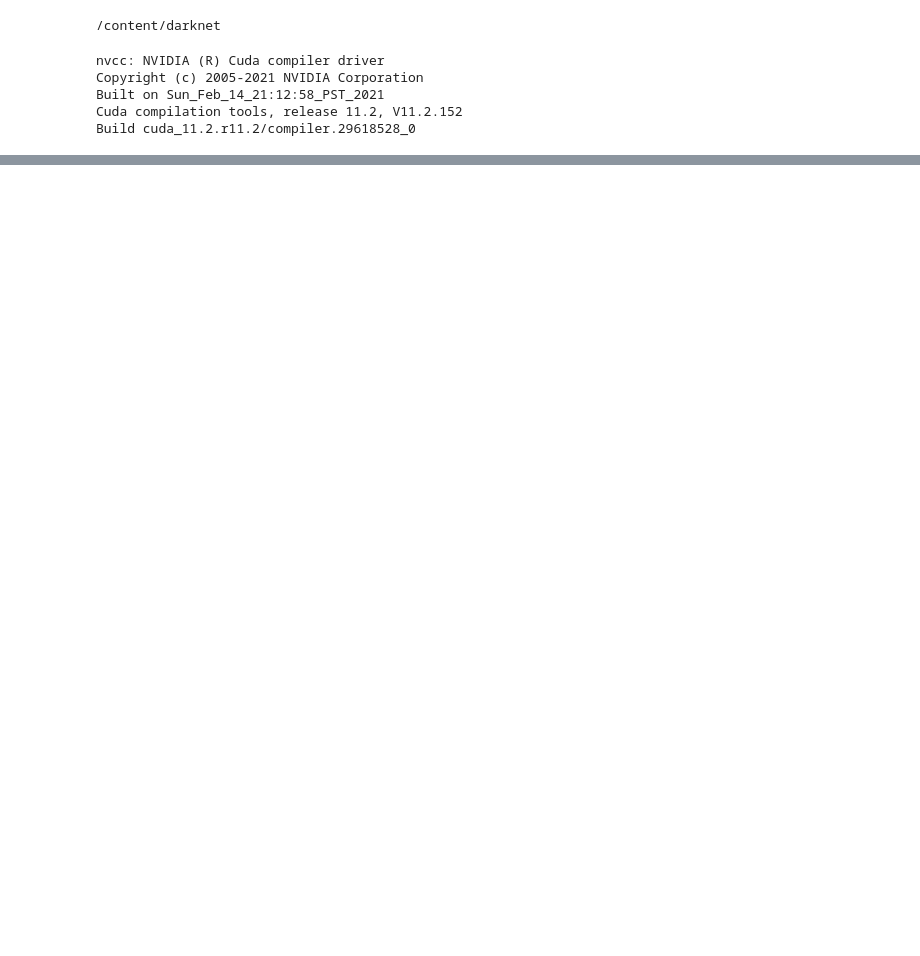
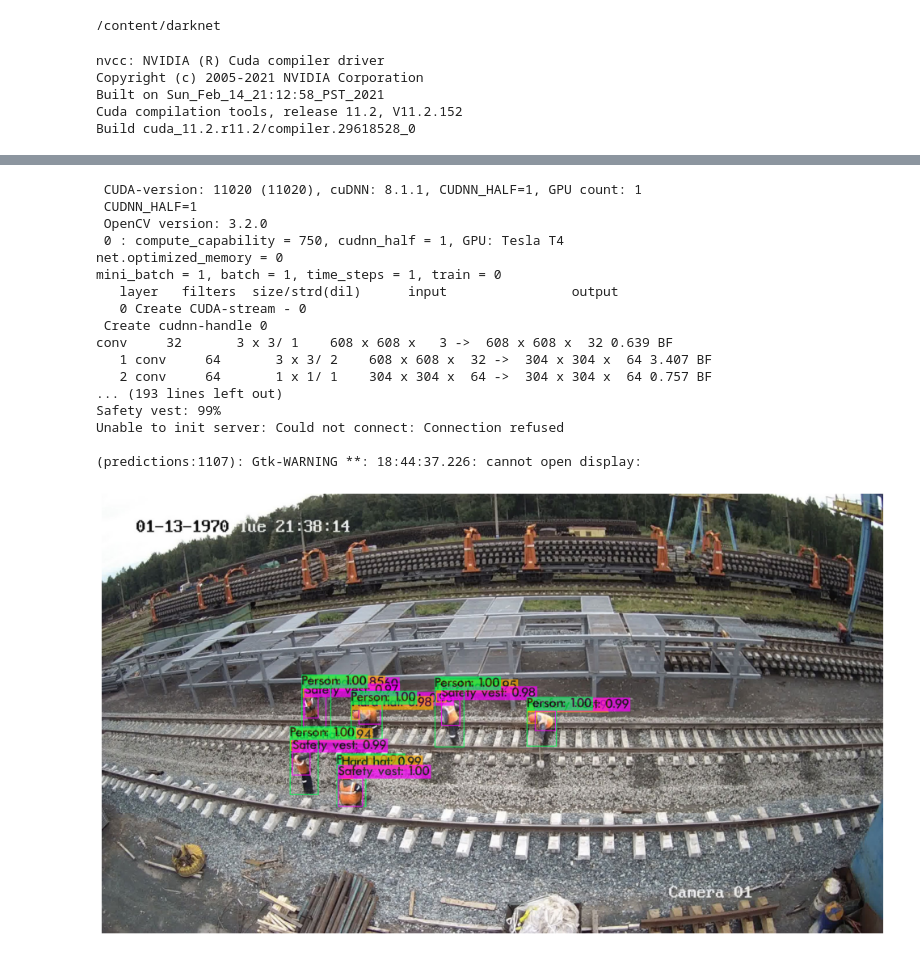
Before and after one commit to dmitryverkhoturov/ICVR_git, a Jupyter notebook: YOLOv4_Custom.ipynb, the cells around one changed output, grey strips where cells are left out. Drawn from its saved outputs; the diff is of its cells as text; code cells hidden in the pictures; blank space fills up the shorter version.

```diff
--- a/YOLOv4_Custom.ipynb
+++ b/YOLOv4_Custom.ipynb
@@ -12,3 +21,15 @@ Resolving deltas: 100% (10409/10409), done.
+# %%
+import subprocess as sbp
+import os
+
+path='ICVR_git/darknet'
+fol = os.listdir(path)
+p2 = 'darknet'
+
+for i in fol:
+    p1 = os.path.join(path,i)
+    p3 = 'cp -r ' + p1 +' ' + p2+'/.'
+    sbp.Popen(p3,shell=True)
 # %%
 # change makefile to have GPU and OPENCV enabled
 %cd darknet
@@ -97,3 +118,26 @@ def upload():
 def download(path):
   from google.colab import files
   files.download(path)
+# %%
+# run your custom detector with this command (upload an image to your google drive to test, thresh flag sets accuracy that detection must be in order to show it)
+!./darknet detector test data/obj.data cfg/yolov4-custom.cfg yolov4-custom_2000.weights data/1110.jpg -thresh 0.3
+imShow('predictions.jpg')
+# %% [output]
+ CUDA-version: 11020 (11020), cuDNN: 8.1.1, CUDNN_HALF=1, GPU count: 1
+ CUDNN_HALF=1
+ OpenCV version: 3.2.0
+ 0 : compute_capability = 750, cudnn_half = 1, GPU: Tesla T4
+net.optimized_memory = 0
+mini_batch = 1, batch = 1, time_steps = 1, train = 0
+   layer   filters  size/strd(dil)      input                output
+   0 Create CUDA-stream - 0
+ Create cudnn-handle 0
+conv     32       3 x 3/ 1    608 x 608 x   3 ->  608 x 608 x  32 0.639 BF
+   1 conv     64       3 x 3/ 2    608 x 608 x  32 ->  304 x 304 x  64 3.407 BF
+   2 conv     64       1 x 1/ 1    304 x 304 x  64 ->  304 x 304 x  64 0.757 BF
+... (193 lines left out)
+Safety vest: 99%
+Unable to init server: Could not connect: Connection refused
+
+(predictions:1107): Gtk-WARNING **: 18:44:37.226: cannot open display:
+[figure, added]
```
Also changed, not shown: parts of 4 cells of this notebook.
